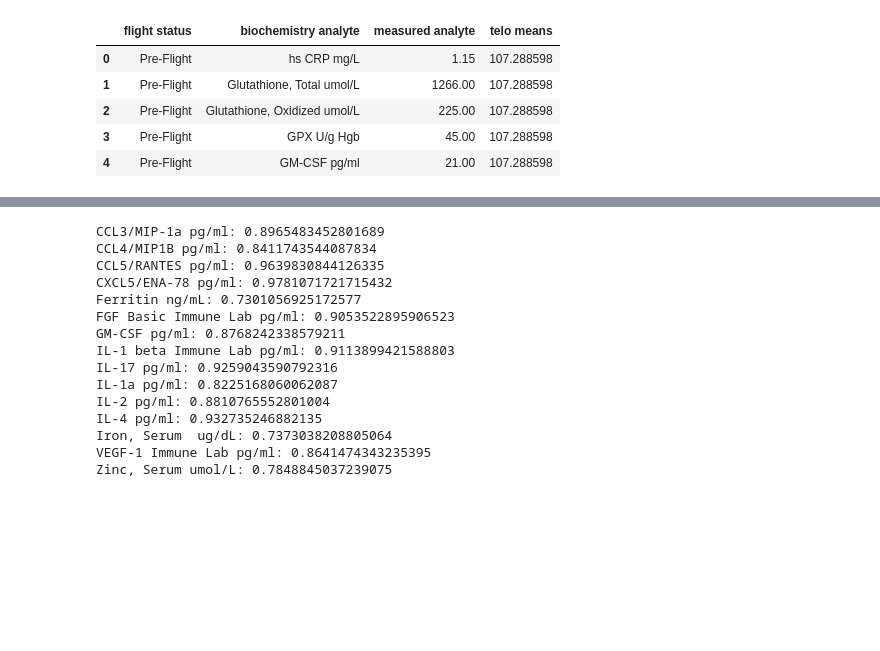
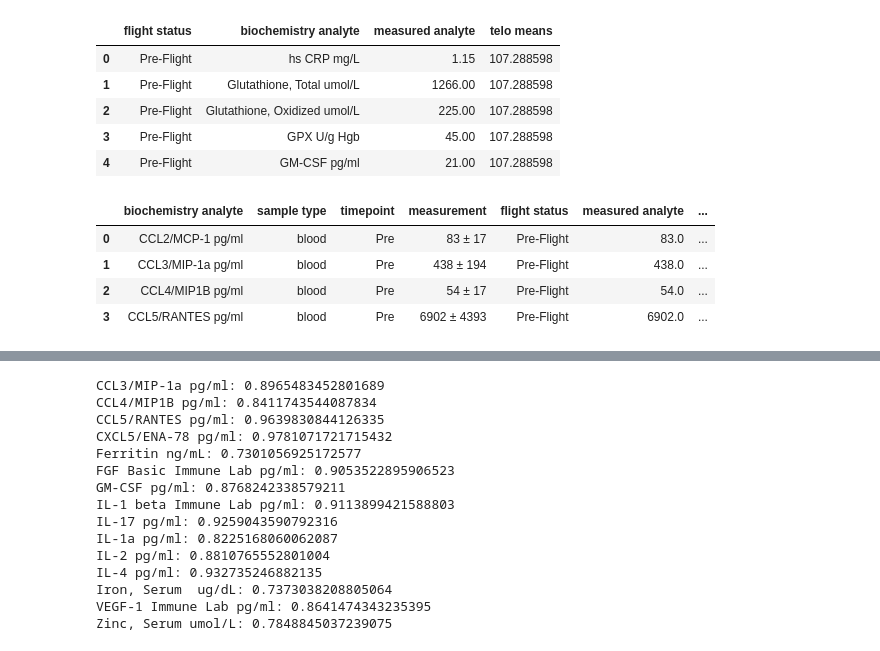
Before and after one commit to Jared-Luxton/NASA-astronauts-telomeres-chromosomes, a Jupyter notebook: NASA_telomeres/03a NASA Astros Telo Data Visualization and Stats.ipynb, the cells around one changed output, grey strips where cells are left out. Cells and saved outputs as stored; diff of their text form; code cells hidden in the pictures; blank space fills up the shorter version.

```diff
--- a/NASA_telomeres/03a NASA Astros Telo Data Visualization and Stats.ipynb
+++ b/NASA_telomeres/03a NASA Astros Telo Data Visualization and Stats.ipynb
@@ -523,0 +535,8 @@ merge_grouped_blood_telos.head()
+# %%
+merge_blood_telos.head(4)
+# %% [output]
+|  | biochemistry analyte | sample type | timepoint | measurement | flight status | measured analyte | ... |
+| 0 | CCL2/MCP-1 pg/ml | blood | Pre | 83 ± 17 | Pre-Flight | 83.0 | ... |
+| 1 | CCL3/MIP-1a pg/ml | blood | Pre | 438 ± 194 | Pre-Flight | 438.0 | ... |
+| 2 | CCL4/MIP1B pg/ml | blood | Pre | 54 ± 17 | Pre-Flight | 54.0 | ... |
+| 3 | CCL5/RANTES pg/ml | blood | Pre | 6902 ± 4393 | Pre-Flight | 6902.0 | ... |
```
Also changed, not shown: parts of 6 cells of this notebook, 1 other file.
